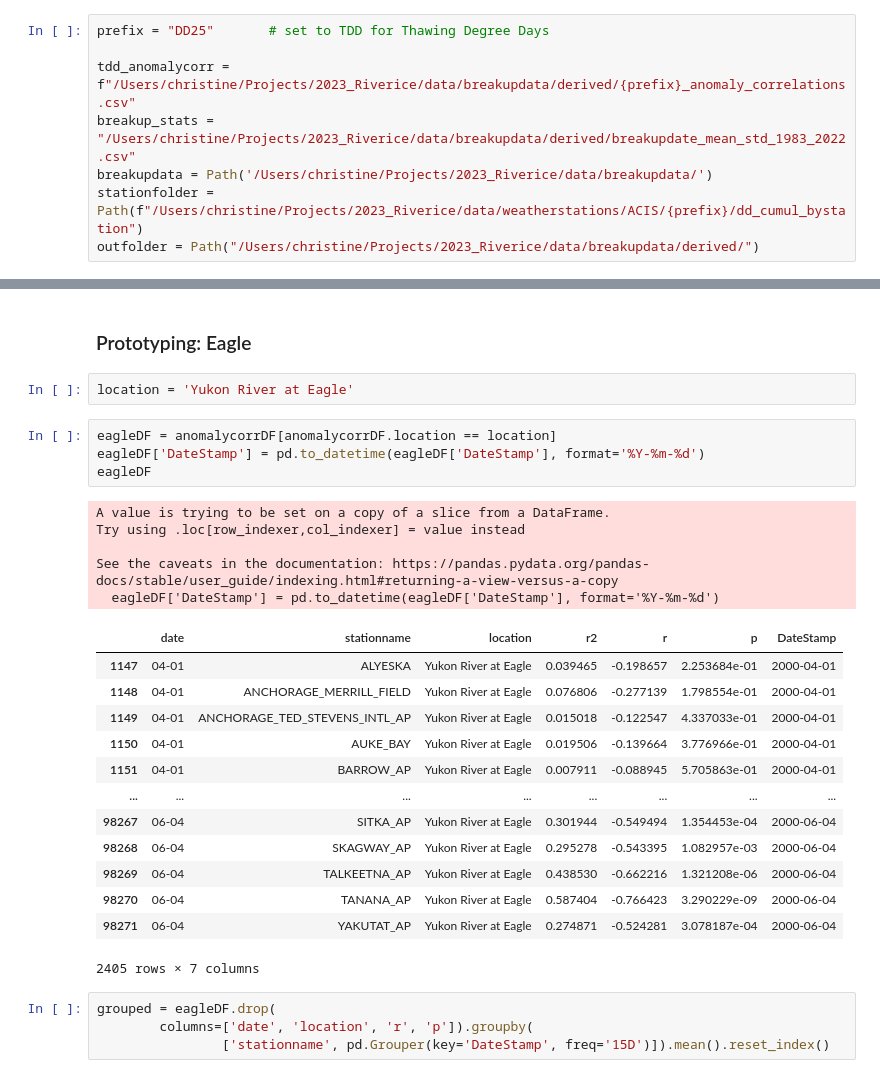
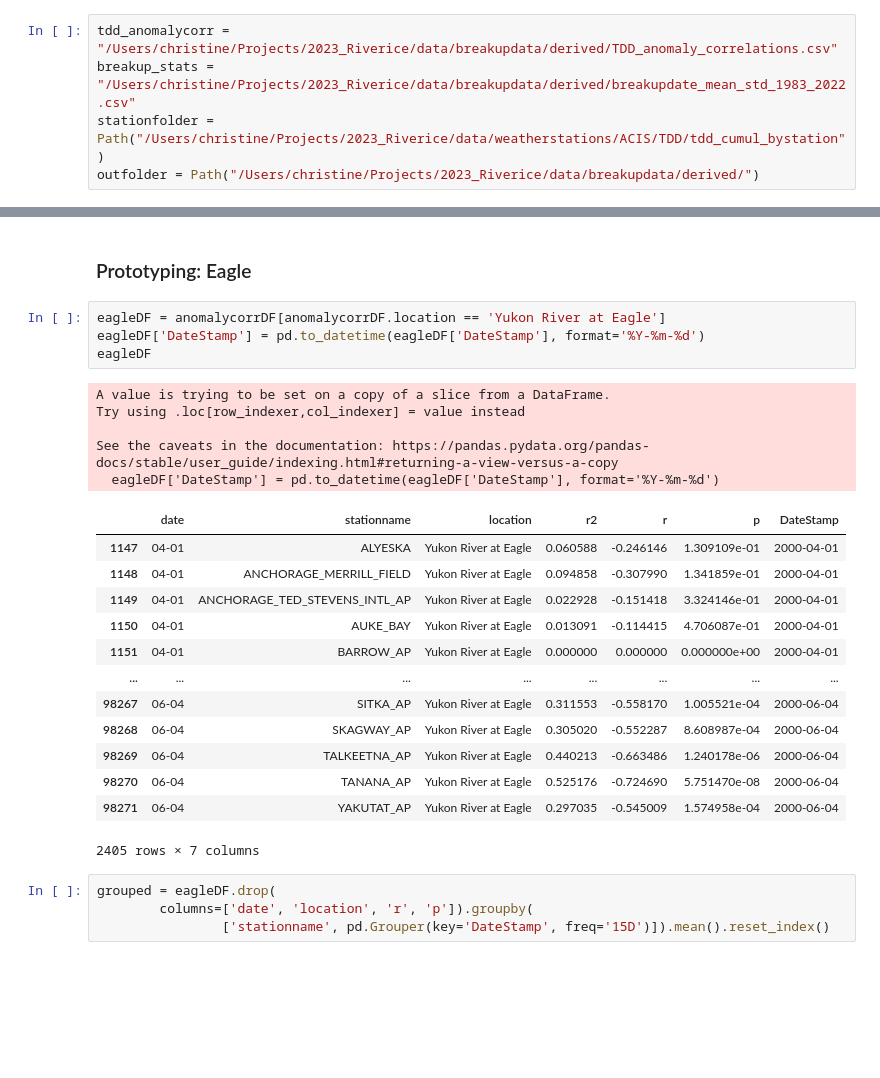
Before and after one commit to chryss/riverice, a Jupyter notebook: JupyterNotebooks/APRFC_ACIS_combinedstations.ipynb, the cells around one changed output, grey strips where cells are left out. Drawn from its saved outputs; the diff is of its cells as text; blank space fills up the shorter version.

```diff
--- a/JupyterNotebooks/APRFC_ACIS_combinedstations.ipynb
+++ b/JupyterNotebooks/APRFC_ACIS_combinedstations.ipynb
@@ -9,10 +6,7 @@ import seaborn as sns
 # %%
-prefix = "DD25"       # set to TDD for Thawing Degree Days
-
-tdd_anomalycorr = f"/Users/christine/Projects/2023_Riverice/data/breakupdata/derived/{prefix}_anomaly_correlations.csv"
+tdd_anomalycorr = "/Users/christine/Projects/2023_Riverice/data/breakupdata/derived/TDD_anomaly_correlations.csv"
 breakup_stats = "/Users/christine/Projects/2023_Riverice/data/breakupdata/derived/breakupdate_mean_std_1983_2022.csv"
-breakupdata = Path('/Users/christine/Projects/2023_Riverice/data/breakupdata/')
-stationfolder = Path(f"/Users/christine/Projects/2023_Riverice/data/weatherstations/ACIS/{prefix}/dd_cumul_bystation")
+stationfolder = Path("/Users/christine/Projects/2023_Riverice/data/weatherstations/ACIS/TDD/tdd_cumul_bystation")
 outfolder = Path("/Users/christine/Projects/2023_Riverice/data/breakupdata/derived/")
 # %% [markdown]
 Rename station names
@@ -35,30 +29,28 @@ anomalycorrDF
 98605 rows × 7 columns
 # %% [markdown]
 ### Prototyping: Eagle
-# %%
-location = 'Yukon River at Eagle'
 # %%
-eagleDF = anomalycorrDF[anomalycorrDF.location == location]
+eagleDF = anomalycorrDF[anomalycorrDF.location == 'Yukon River at Eagle']
 eagleDF['DateStamp'] = pd.to_datetime(eagleDF['DateStamp'], format='%Y-%m-%d')
 eagleDF
 # %% [output]
 A value is trying to be set on a copy of a slice from a DataFrame.
 Try using .loc[row_indexer,col_indexer] = value instead
 
 See the caveats in the documentation: https://pandas.pydata.org/pandas-docs/stable/user_guide/indexing.html#returning-a-view-versus-a-copy
   eagleDF['DateStamp'] = pd.to_datetime(eagleDF['DateStamp'], format='%Y-%m-%d')
 |  | date | stationname | location | r2 | r | p | DateStamp |
-| 1147 | 04-01 | ALYESKA | Yukon River at Eagle | 0.039465 | -0.198657 | 2.253684e-01 | 2000-04-01 |
-| 1148 | 04-01 | ANCHORAGE_MERRILL_FIELD | Yukon River at Eagle | 0.076806 | -0.277139 | 1.798554e-01 | 2000-04-01 |
-| 1149 | 04-01 | ANCHORAGE_TED_STEVENS_INTL_AP | Yukon River at Eagle | 0.015018 | -0.122547 | 4.337033e-01 | 2000-04-01 |
-| 1150 | 04-01 | AUKE_BAY | Yukon River at Eagle | 0.019506 | -0.139664 | 3.776966e-01 | 2000-04-01 |
-| 1151 | 04-01 | BARROW_AP | Yukon River at Eagle | 0.007911 | -0.088945 | 5.705863e-01 | 2000-04-01 |
+| 1147 | 04-01 | ALYESKA | Yukon River at Eagle | 0.060588 | -0.246146 | 1.309109e-01 | 2000-04-01 |
+| 1148 | 04-01 | ANCHORAGE_MERRILL_FIELD | Yukon River at Eagle | 0.094858 | -0.307990 | 1.341859e-01 | 2000-04-01 |
+| 1149 | 04-01 | ANCHORAGE_TED_STEVENS_INTL_AP | Yukon River at Eagle | 0.022928 | -0.151418 | 3.324146e-01 | 2000-04-01 |
+| 1150 | 04-01 | AUKE_BAY | Yukon River at Eagle | 0.013091 | -0.114415 | 4.706087e-01 | 2000-04-01 |
+| 1151 | 04-01 | BARROW_AP | Yukon River at Eagle | 0.000000 | 0.000000 | 0.000000e+00 | 2000-04-01 |
 | ... | ... | ... | ... | ... | ... | ... | ... |
-| 98267 | 06-04 | SITKA_AP | Yukon River at Eagle | 0.301944 | -0.549494 | 1.354453e-04 | 2000-06-04 |
-| 98268 | 06-04 | SKAGWAY_AP | Yukon River at Eagle | 0.295278 | -0.543395 | 1.082957e-03 | 2000-06-04 |
-| 98269 | 06-04 | TALKEETNA_AP | Yukon River at Eagle | 0.438530 | -0.662216 | 1.321208e-06 | 2000-06-04 |
-| 98270 | 06-04 | TANANA_AP | Yukon River at Eagle | 0.587404 | -0.766423 | 3.290229e-09 | 2000-06-04 |
-| 98271 | 06-04 | YAKUTAT_AP | Yukon River at Eagle | 0.274871 | -0.524281 | 3.078187e-04 | 2000-06-04 |
+| 98267 | 06-04 | SITKA_AP | Yukon River at Eagle | 0.311553 | -0.558170 | 1.005521e-04 | 2000-06-04 |
+| 98268 | 06-04 | SKAGWAY_AP | Yukon River at Eagle | 0.305020 | -0.552287 | 8.608987e-04 | 2000-06-04 |
+| 98269 | 06-04 | TALKEETNA_AP | Yukon River at Eagle | 0.440213 | -0.663486 | 1.240178e-06 | 2000-06-04 |
+| 98270 | 06-04 | TANANA_AP | Yukon River at Eagle | 0.525176 | -0.724690 | 5.751470e-08 | 2000-06-04 |
+| 98271 | 06-04 | YAKUTAT_AP | Yukon River at Eagle | 0.297035 | -0.545009 | 1.574958e-04 | 2000-06-04 |
 2405 rows × 7 columns
 # %%
 grouped = eagleDF.drop(
```
Also changed, not shown: parts of 27 cells of this notebook, 9 other files.
